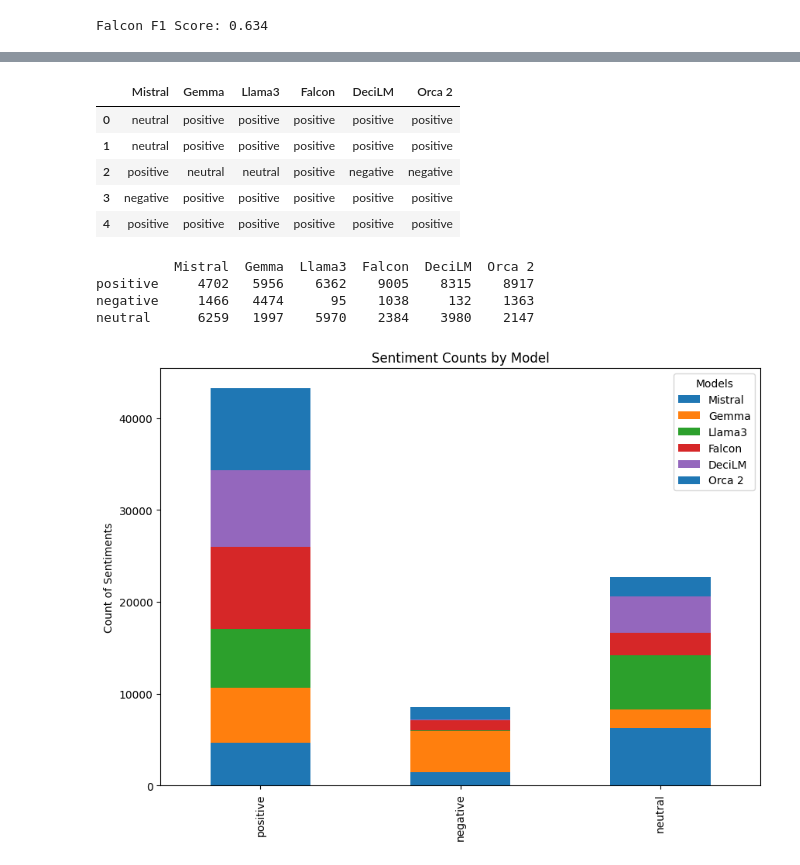
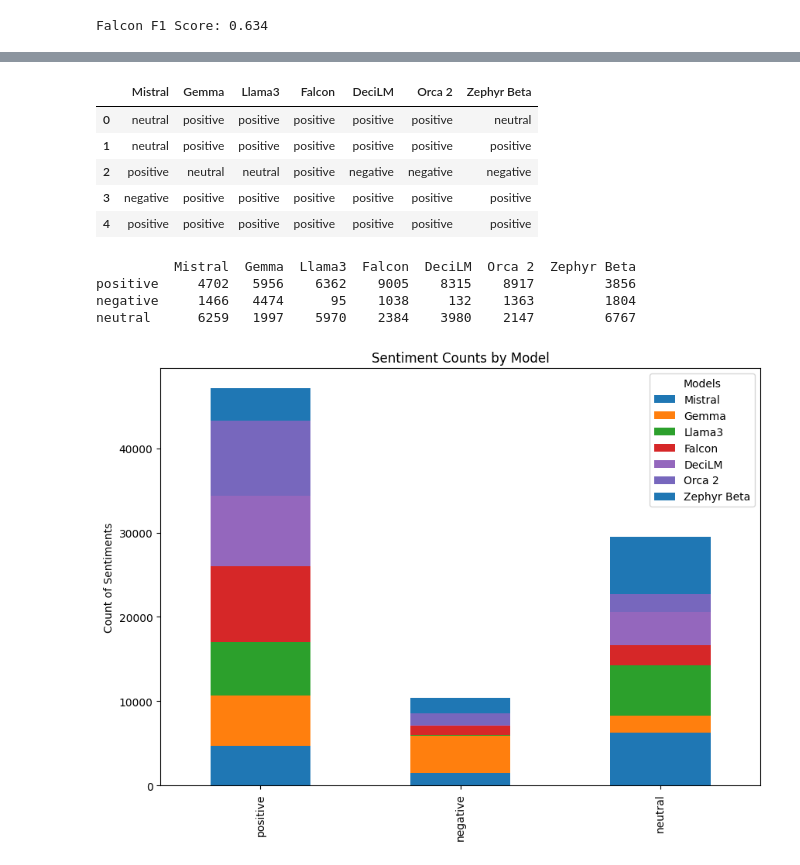
Before and after one commit to data-sci-capstone/copilot, a Jupyter notebook: Evaluation/sentiment-eval-models.ipynb, the cells around one changed output, grey strips where cells are left out. Cells and saved outputs as stored; diff of their text form; code cells hidden in the pictures.

```diff
--- a/Evaluation/sentiment-eval-models.ipynb
+++ b/Evaluation/sentiment-eval-models.ipynb
@@ -339,0 +351,3 @@ Falcon F1 Score: 0.634
+# %%
+zephyr_sentiment = get_model_sentiment_data('zephyr 7b beta')
+zephyr_sentiment.head()
@@ -398,16 +464,17 @@ stacked_bar = pd.DataFrame({
     'Llama3': llama3_sentiment["generated_sentiment"],
     'Falcon': falcon_sentiment["generated_sentiment"],
     'DeciLM':deci_sentiment["generated_sentiment"],
-    'Orca 2': orca_sentiment["generated_sentiment"]
+    'Orca 2': orca_sentiment["generated_sentiment"],
+    'Zephyr Beta':zephyr_sentiment["generated_sentiment"]
     })
 stacked_bar.head()
 # %% [output]
-|  | Mistral | Gemma | Llama3 | Falcon | DeciLM | Orca 2 |
-| 0 | neutral | positive | positive | positive | positive | positive |
-| 1 | neutral | positive | positive | positive | positive | positive |
-| 2 | positive | neutral | neutral | positive | negative | negative |
-| 3 | negative | positive | positive | positive | positive | positive |
-| 4 | positive | positive | positive | positive | positive | positive |
+|  | Mistral | Gemma | Llama3 | Falcon | DeciLM | Orca 2 | Zephyr Beta |
+| 0 | neutral | positive | positive | positive | positive | positive | neutral |
+| 1 | neutral | positive | positive | positive | positive | positive | positive |
+| 2 | positive | neutral | neutral | positive | negative | negative | negative |
+| 3 | negative | positive | positive | positive | positive | positive | positive |
+| 4 | positive | positive | positive | positive | positive | positive | positive |
 # %%
 data = {
     'Mistral': stacked_bar["Mistral"].value_counts(),
@@ -415,7 +482,8 @@ data = {
     'Llama3': stacked_bar["Llama3"].value_counts(),
     'Falcon':stacked_bar['Falcon'].value_counts(),
     'DeciLM':stacked_bar['DeciLM'].value_counts(),
-    'Orca 2': stacked_bar['Orca 2'].value_counts()
+    'Orca 2': stacked_bar['Orca 2'].value_counts(),
+    'Zephyr Beta':stacked_bar['Zephyr Beta'].value_counts()
 }
 
 all_categories = ['positive', 'negative', 'neutral']  # add other categories as necessary
@@ -423,16 +491,16 @@ stacked_bar = pd.DataFrame(data).reindex(all_categories).fillna(0)
 
 print(stacked_bar)
 # %% [output]
-          Mistral  Gemma  Llama3  Falcon  DeciLM  Orca 2
-positive     4702   5956    6362    9005    8315    8917
-negative     1466   4474      95    1038     132    1363
-neutral      6259   1997    5970    2384    3980    2147
+          Mistral  Gemma  Llama3  Falcon  DeciLM  Orca 2  Zephyr Beta
+positive     4702   5956    6362    9005    8315    8917         3856
+negative     1466   4474      95    1038     132    1363         1804
+neutral      6259   1997    5970    2384    3980    2147         6767
 # %%
-colors = ['#1f77b4', '#ff7f0e', '#2ca02c', '#d62728', '#9467bd']
+colors = ['#1f77b4', '#ff7f0e', '#2ca02c', '#d62728', '#9467bd', '#7767bd']
 ax = stacked_bar.plot(kind='bar', stacked=True, figsize=(10, 7), color = colors)
 ax.set_ylabel('Count of Sentiments')
 ax.set_title('Sentiment Counts by Model')
 plt.legend(title='Models')
 plt.show()
 # %% [output]
-[figure, old version]
+[figure, new version]
```
Also changed, not shown: parts of 12 cells of this notebook, 1 other file.
